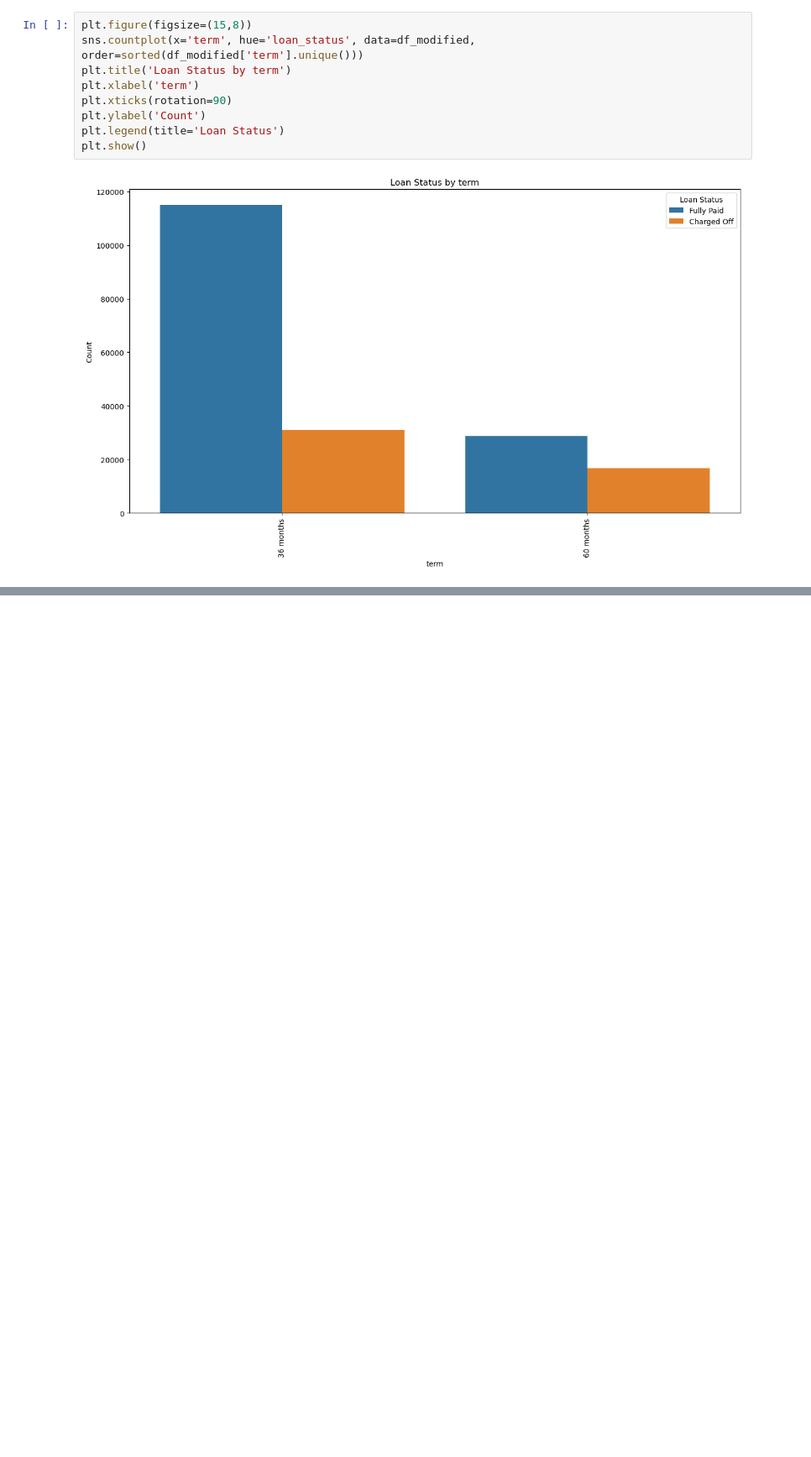
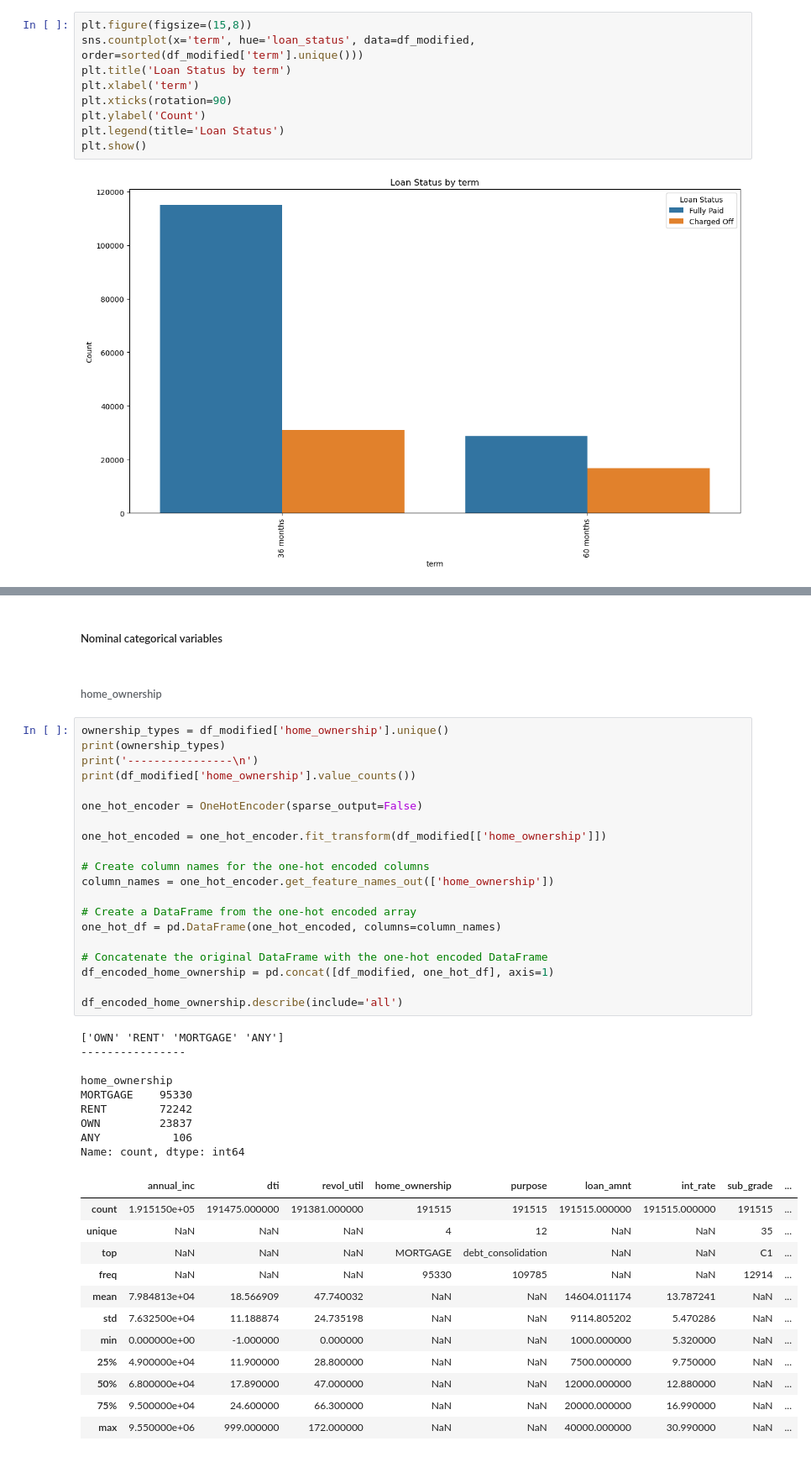
Before and after one commit to SenithDilitha/AIAndInnovation, a Jupyter notebook: LoanStatusPrediction/loan_status_prediction.ipynb, the cells around one changed output, grey strips where cells are left out. Shown at 84% size. Drawn from its saved outputs; the diff is of its cells as text; blank space fills up the shorter version.

```diff
--- a/LoanStatusPrediction/loan_status_prediction.ipynb
+++ b/LoanStatusPrediction/loan_status_prediction.ipynb
@@ -560,0 +600,46 @@ plt.show()
+# %% [markdown]
+##### Nominal categorical variables
+# %% [markdown]
+###### home_ownership
+# %%
+ownership_types = df_modified['home_ownership'].unique()
+print(ownership_types)
+print('----------------\n')
+print(df_modified['home_ownership'].value_counts())
+
+one_hot_encoder = OneHotEncoder(sparse_output=False)
+
+one_hot_encoded = one_hot_encoder.fit_transform(df_modified[['home_ownership']])
+
+# Create column names for the one-hot encoded columns
+column_names = one_hot_encoder.get_feature_names_out(['home_ownership'])
+
+# Create a DataFrame from the one-hot encoded array
+one_hot_df = pd.DataFrame(one_hot_encoded, columns=column_names)
+
+# Concatenate the original DataFrame with the one-hot encoded DataFrame
+df_encoded_home_ownership = pd.concat([df_modified, one_hot_df], axis=1)
+
+df_encoded_home_ownership.describe(include='all')
+# %% [output]
+['OWN' 'RENT' 'MORTGAGE' 'ANY']
+----------------
+
+home_ownership
+MORTGAGE    95330
+RENT        72242
+OWN         23837
+ANY           106
+Name: count, dtype: int64
+|  | annual_inc | dti | revol_util | home_ownership | purpose | loan_amnt | int_rate | sub_grade | ... |
+| count | 1.915150e+05 | 191475.000000 | 191381.000000 | 191515 | 191515 | 191515.000000 | 191515.000000 | 191515 | ... |
+| unique | NaN | NaN | NaN | 4 | 12 | NaN | NaN | 35 | ... |
+| top | NaN | NaN | NaN | MORTGAGE | debt_consolidation | NaN | NaN | C1 | ... |
+| freq | NaN | NaN | NaN | 95330 | 109785 | NaN | NaN | 12914 | ... |
+| mean | 7.984813e+04 | 18.566909 | 47.740032 | NaN | NaN | 14604.011174 | 13.787241 | NaN | ... |
+| std | 7.632500e+04 | 11.188874 | 24.735198 | NaN | NaN | 9114.805202 | 5.470286 | NaN | ... |
+| min | 0.000000e+00 | -1.000000 | 0.000000 | NaN | NaN | 1000.000000 | 5.320000 | NaN | ... |
+| 25% | 4.900000e+04 | 11.900000 | 28.800000 | NaN | NaN | 7500.000000 | 9.750000 | NaN | ... |
+| 50% | 6.800000e+04 | 17.890000 | 47.000000 | NaN | NaN | 12000.000000 | 12.880000 | NaN | ... |
+| 75% | 9.500000e+04 | 24.600000 | 66.300000 | NaN | NaN | 20000.000000 | 16.990000 | NaN | ... |
+| max | 9.550000e+06 | 999.000000 | 172.000000 | NaN | NaN | 40000.000000 | 30.990000 | NaN | ... |
```
Also changed, not shown: parts of 27 cells of this notebook.
